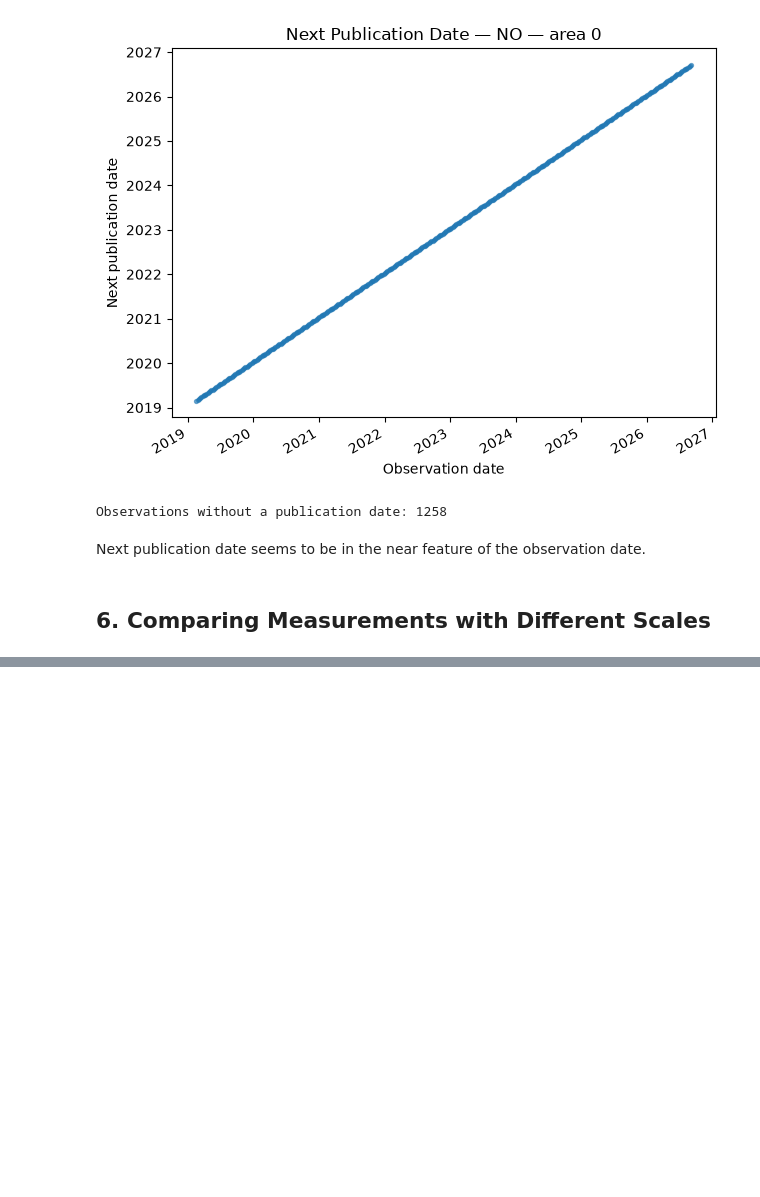
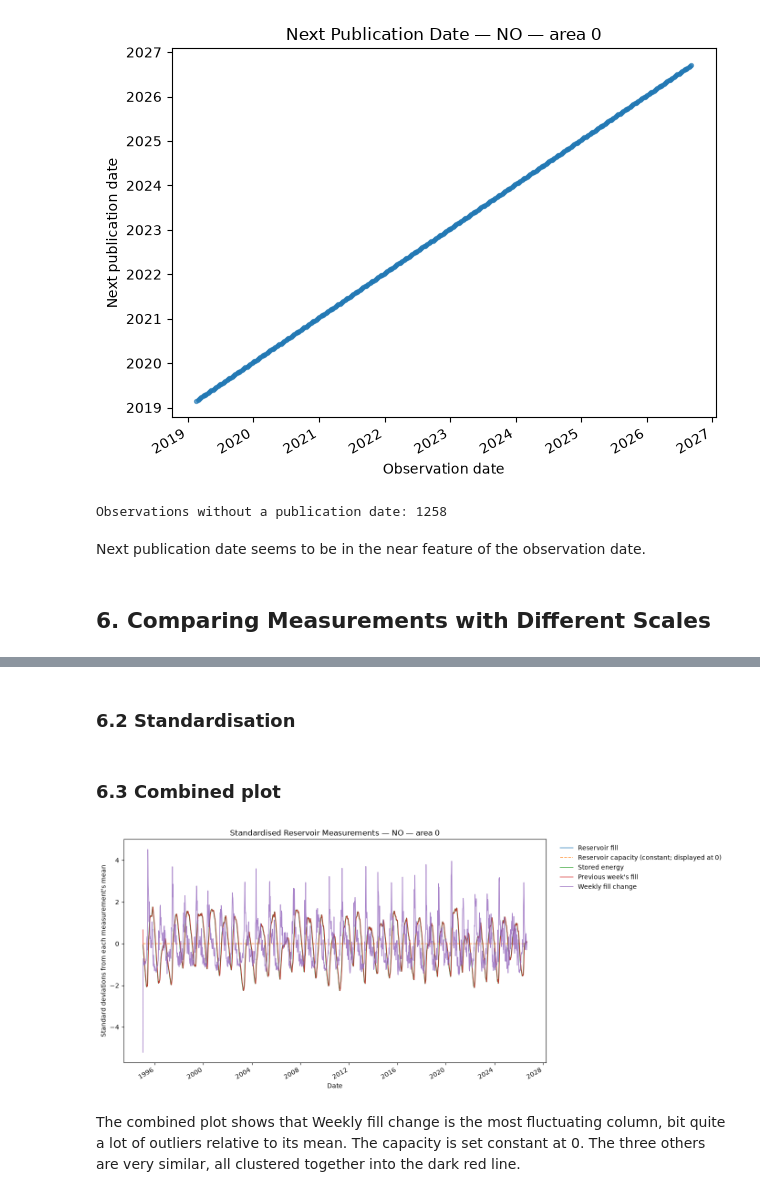
Before and after one commit to IngeGiljeGunnarshaug/ind320-inge-gilje-gunnarshaug, a Jupyter notebook: analysis.ipynb, the cells around one changed output, grey strips where cells are left out. Drawn from its saved outputs; the diff is of its cells as text; code cells hidden in the pictures; blank space fills up the shorter version.

```diff
--- a/analysis.ipynb
+++ b/analysis.ipynb
@@ -688,0 +691,2 @@ Next publication date seems to be in the near feature of the observation date.
+# %% [markdown]
+### 6.2 Standardisation
@@ -689 +738,49 @@ Next publication date seems to be in the near feature of the observation date.
+# %% [markdown]
+### 6.3 Combined plot
+# %%
+# Labels omit original units because the plotted values are standardised.
+series_labels = {
+    "fill_fraction": "Reservoir fill",
+    "capacity_twh": "Reservoir capacity",
+    "stored_energy_twh": "Stored energy",
+    "previous_week_fill_fraction": "Previous week's fill",
+    "fill_fraction_change": "Weekly fill change",
+}
+
+fig, ax = plt.subplots(figsize=(14, 6))
+
+for column in measurement_columns:
+    # Skip columns without any values that can be displayed.
+    if standardised_df[column].notna().sum() == 0:
+        continue
+
+    is_constant = constant_mask[column]
+    label = series_labels[column]
+
+    if is_constant:
+        label += " (constant; displayed at 0)"
+
+    ax.plot(
+        standardised_df.index,
+        standardised_df[column],
+        label=label,
+        linestyle="--" if is_constant else "-",
+        linewidth=1.2,
+        alpha=0.8,
+    )
+
+ax.set_title(f"Standardised Reservoir Measurements — {area_label}")
+ax.set_xlabel("Date")
+ax.set_ylabel("Standard deviations from each measurement's mean")
+
+# Position the legend outside the plotting area to avoid obscuring the lines.
+ax.legend(loc="upper left", bbox_to_anchor=(1.02, 1), frameon=False)
+
+fig.autofmt_xdate()
+fig.tight_layout()
+plt.show()
+# %% [output]
+[figure, added]
+# %% [markdown]
+The combined plot shows that Weekly fill change is the most fluctuating column, bit quite a lot of outliers relative to its mean. The capacity is set constant at 0. The three others are very similar, all clustered together into the dark red line.
 # %% [markdown]
```
Also changed, not shown: parts of 5 cells of this notebook.
